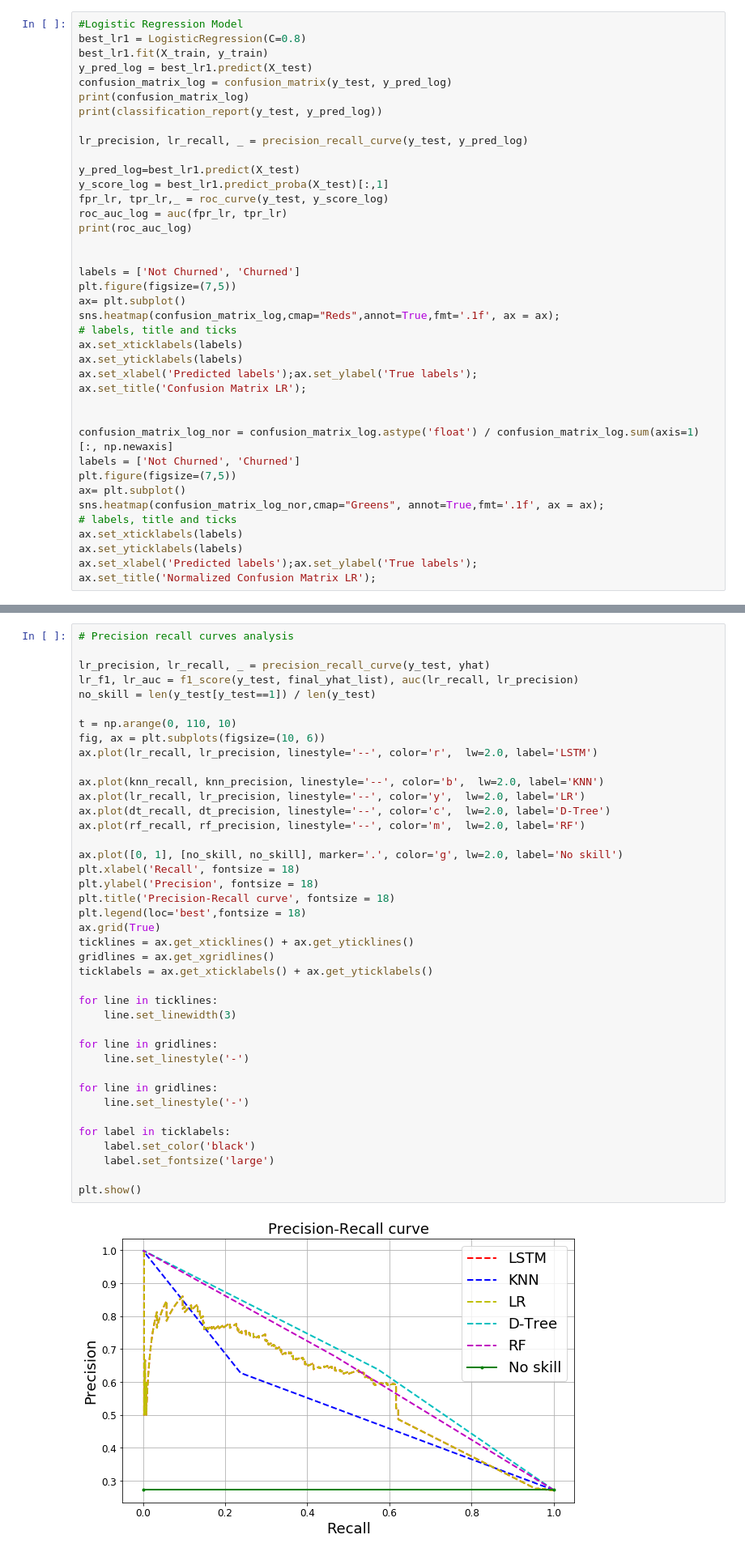
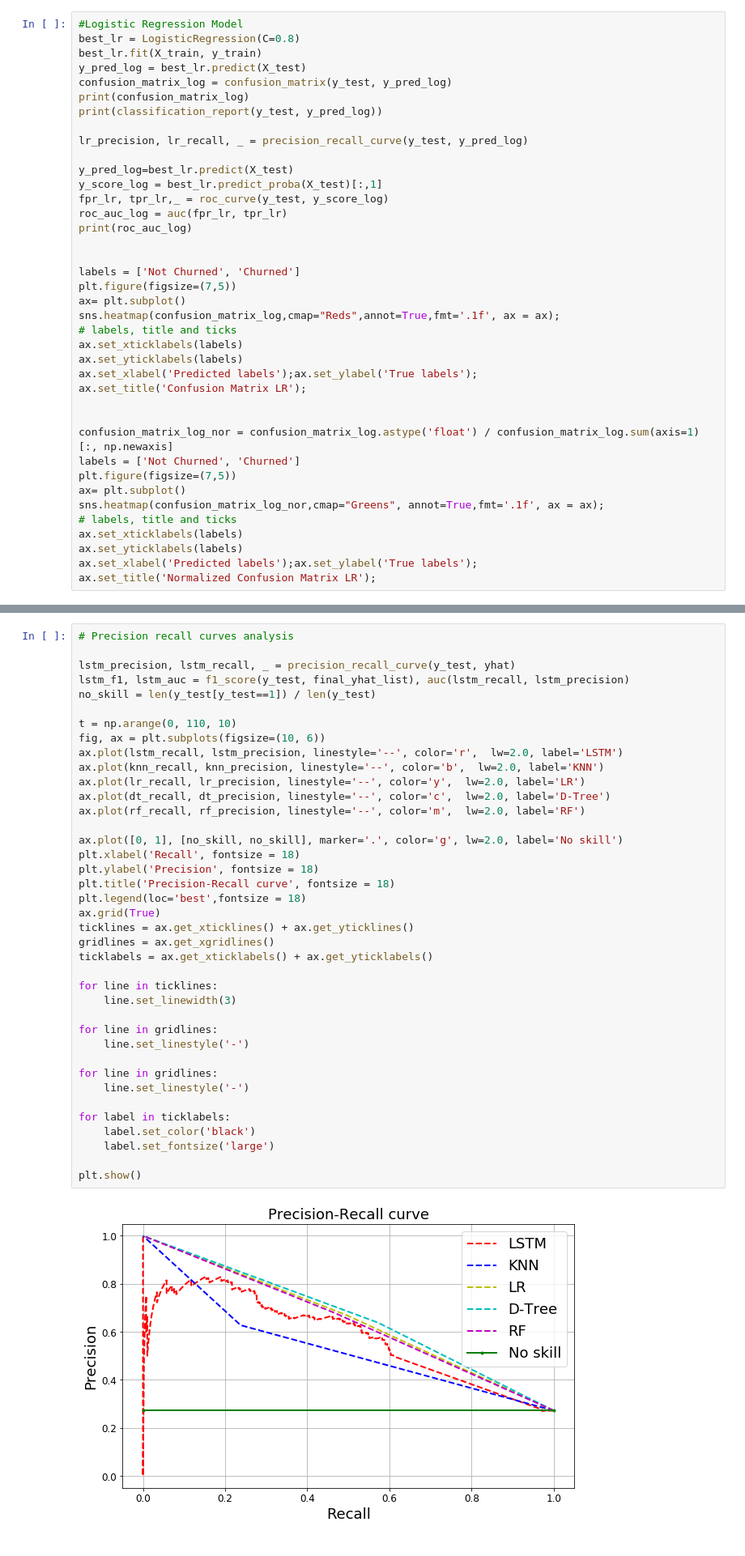
Before and after one commit to munir-bd/Supervised_Learning_Regression_Customer_Churn_Prediction, a Jupyter notebook: Telco_Data_Customer_Churn_Prediction.ipynb, the cells around one changed output, grey strips where cells are left out. Shown at 81% size. Saved outputs shown, nothing was run; the diff lists cells and outputs as text.

```diff
--- a/Telco_Data_Customer_Churn_Prediction.ipynb
+++ b/Telco_Data_Customer_Churn_Prediction.ipynb
@@ -609,17 +609,17 @@ weighted avg       0.78      0.79      0.78      1409
 [figure]
 # %%
 #Logistic Regression Model
-best_lr1 = LogisticRegression(C=0.8)
-best_lr1.fit(X_train, y_train)
-y_pred_log = best_lr1.predict(X_test)
+best_lr = LogisticRegression(C=0.8)
+best_lr.fit(X_train, y_train)
+y_pred_log = best_lr.predict(X_test)
 confusion_matrix_log = confusion_matrix(y_test, y_pred_log)
 print(confusion_matrix_log)
 print(classification_report(y_test, y_pred_log))
 
 lr_precision, lr_recall, _ = precision_recall_curve(y_test, y_pred_log)
 
-y_pred_log=best_lr1.predict(X_test)
-y_score_log = best_lr1.predict_proba(X_test)[:,1]
+y_pred_log=best_lr.predict(X_test)
+y_score_log = best_lr.predict_proba(X_test)[:,1]
 fpr_lr, tpr_lr,_ = roc_curve(y_test, y_score_log)
 roc_auc_log = auc(fpr_lr, tpr_lr)
 print(roc_auc_log)
@@ -928,45 +928,44 @@ plt.show()
 # %%
 # Precision recall curves analysis
 
-lr_precision, lr_recall, _ = precision_recall_curve(y_test, yhat)
-lr_f1, lr_auc = f1_score(y_test, final_yhat_list), auc(lr_recall, lr_precision)
+lstm_precision, lstm_recall, _ = precision_recall_curve(y_test, yhat)
+lstm_f1, lstm_auc = f1_score(y_test, final_yhat_list), auc(lstm_recall, lstm_precision)
 no_skill = len(y_test[y_test==1]) / len(y_test)
 
 t = np.arange(0, 110, 10)
 fig, ax = plt.subplots(figsize=(10, 6))
-ax.plot(lr_recall, lr_precision, linestyle='--', color='r',  lw=2.0, label='LSTM')
-
+ax.plot(lstm_recall, lstm_precision, linestyle='--', color='r',  lw=2.0, label='LSTM')
 ax.plot(knn_recall, knn_precision, linestyle='--', color='b',  lw=2.0, label='KNN')
 ax.plot(lr_recall, lr_precision, linestyle='--', color='y',  lw=2.0, label='LR')
 ax.plot(dt_recall, dt_precision, linestyle='--', color='c',  lw=2.0, label='D-Tree')
 ax.plot(rf_recall, rf_precision, linestyle='--', color='m',  lw=2.0, label='RF')
 
 ax.plot([0, 1], [no_skill, no_skill], marker='.', color='g', lw=2.0, label='No skill')
 plt.xlabel('Recall', fontsize = 18)
 plt.ylabel('Precision', fontsize = 18)
 plt.title('Precision-Recall curve', fontsize = 18)
 plt.legend(loc='best',fontsize = 18)
 ax.grid(True)
 ticklines = ax.get_xticklines() + ax.get_yticklines()
 gridlines = ax.get_xgridlines()
 ticklabels = ax.get_xticklabels() + ax.get_yticklabels()
 
 for line in ticklines:
     line.set_linewidth(3)
 
 for line in gridlines:
     line.set_linestyle('-')
 
 for line in gridlines:
     line.set_linestyle('-')
 
 for label in ticklabels:
     label.set_color('black')
     label.set_fontsize('large')
 
 plt.show()
 # %% [output]
-[figure, old version]
+[figure, new version]
 # %%
 #Save Best model(LR)
 def save_model(model):
```
Also changed, not shown: parts of 7 cells of this notebook, 1 other file.
